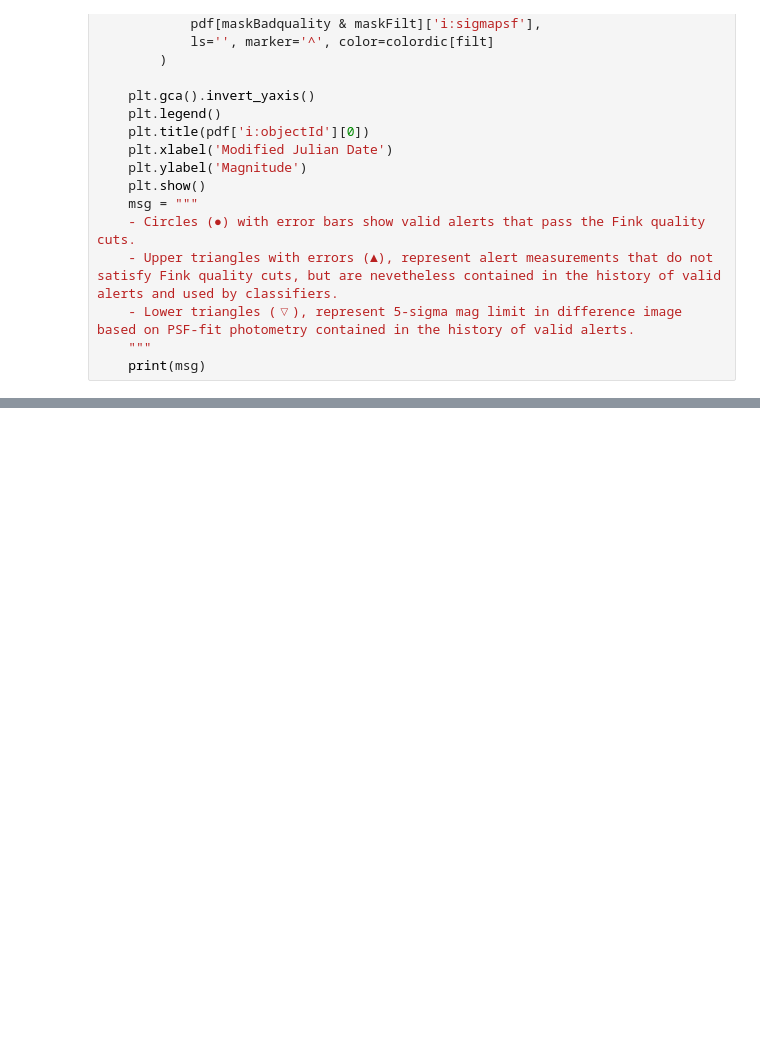
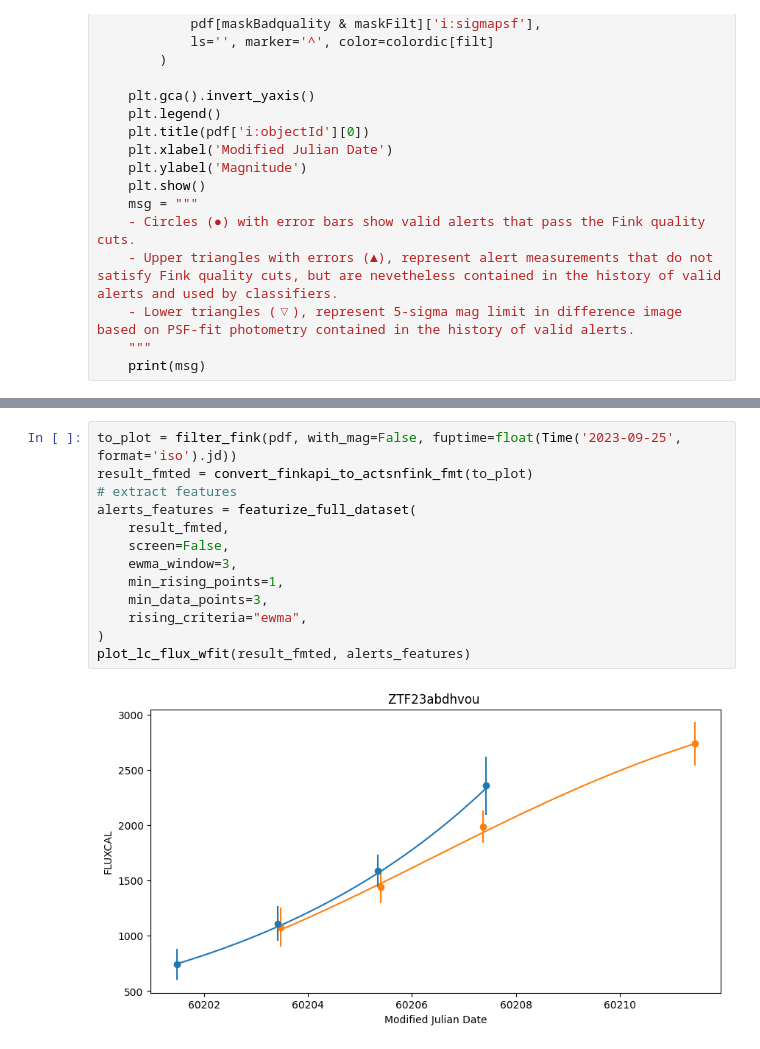
Before and after one commit to Fink-analyses/Active_Learning_earlySNIa, a Jupyter notebook: notebooks/inspect_lc.ipynb, the cells around one changed output, grey strips where cells are left out. Saved outputs shown, nothing was run; the diff lists cells and outputs as text; blank space fills up the shorter version.

```diff
--- a/notebooks/inspect_lc.ipynb
+++ b/notebooks/inspect_lc.ipynb
@@ -81,0 +204,15 @@ def plot_lc(pdf):
+# %%
+to_plot = filter_fink(pdf, with_mag=False, fuptime=float(Time('2023-09-25', format='iso').jd))
+result_fmted = convert_finkapi_to_actsnfink_fmt(to_plot)
+# extract features
+alerts_features = featurize_full_dataset(
+    result_fmted,
+    screen=False,
+    ewma_window=3,
+    min_rising_points=1,
+    min_data_points=3,
+    rising_criteria="ewma",
+)
+plot_lc_flux_wfit(result_fmted, alerts_features)
+# %% [output]
+[figure, added]
```
Also changed, not shown: parts of 17 cells of this notebook, 3 other files.
